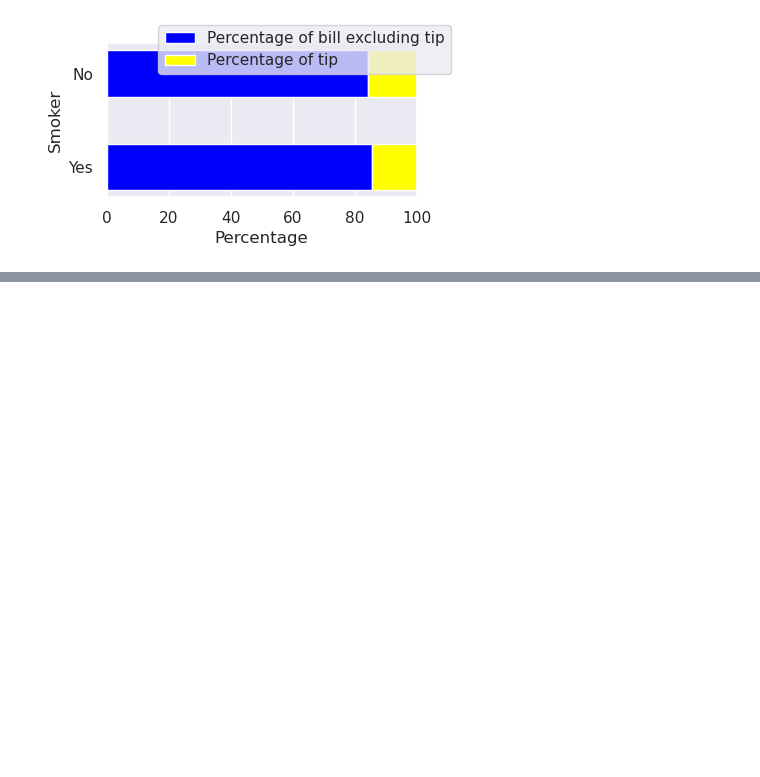
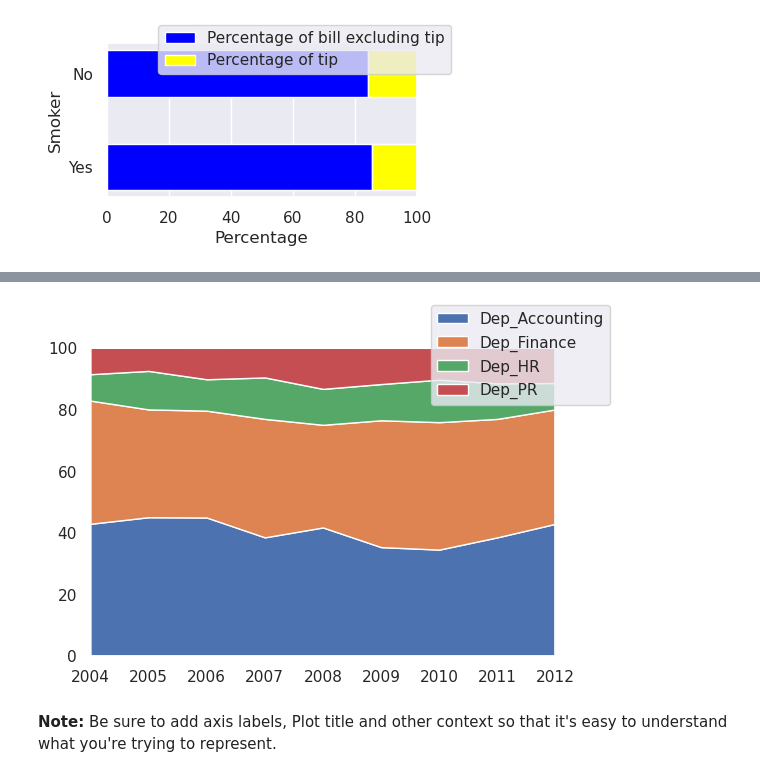
Before and after one commit to AindreaAjax/ML_Introduction, a Jupyter notebook: Data_Visualization/05_visualizing_compositions.ipynb, the cells around one changed output, grey strips where cells are left out. Saved outputs shown, nothing was run; the diff lists cells and outputs as text; code cells hidden in the pictures; blank space fills up the shorter version.

```diff
--- a/Data_Visualization/05_visualizing_compositions_independent_of_time.ipynb
+++ b/Data_Visualization/05_visualizing_compositions.ipynb
@@ -298,0 +407,21 @@ plt.show()
+# %%
+columns = employees.iloc[:, 1:-1].columns
+
+y = [
+    round((employees[col_name] / employees.Total_number_of_employees) * 100, 2)
+    for col_name in columns
+]
+# %%
+fig, ax = plt.subplots(1, 1, figsize=(6, 4))
+
+ax.set(xlim=(2004, 2012), ylim=(0, 100))
+
+ax.stackplot(employees.Year, y, labels=columns)
+
+fig.legend()
+
+plt.show()
+# %% [output]
+[figure, added]
+# %% [markdown]
+**Note:** Be sure to add axis labels, Plot title and other context so that it's easy to understand what you're trying to represent.
```
Also changed, not shown: parts of 29 cells of this notebook.
